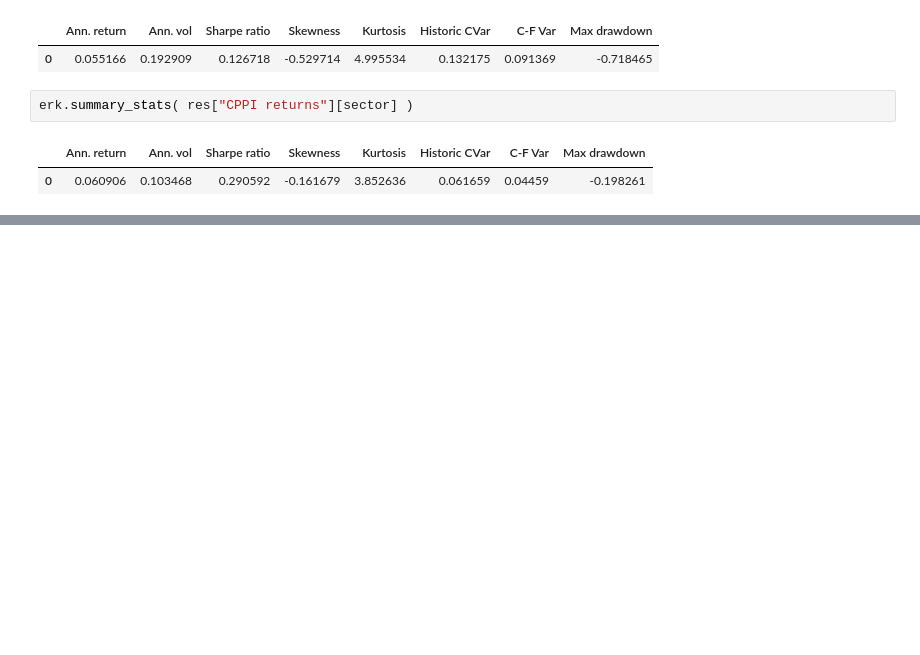
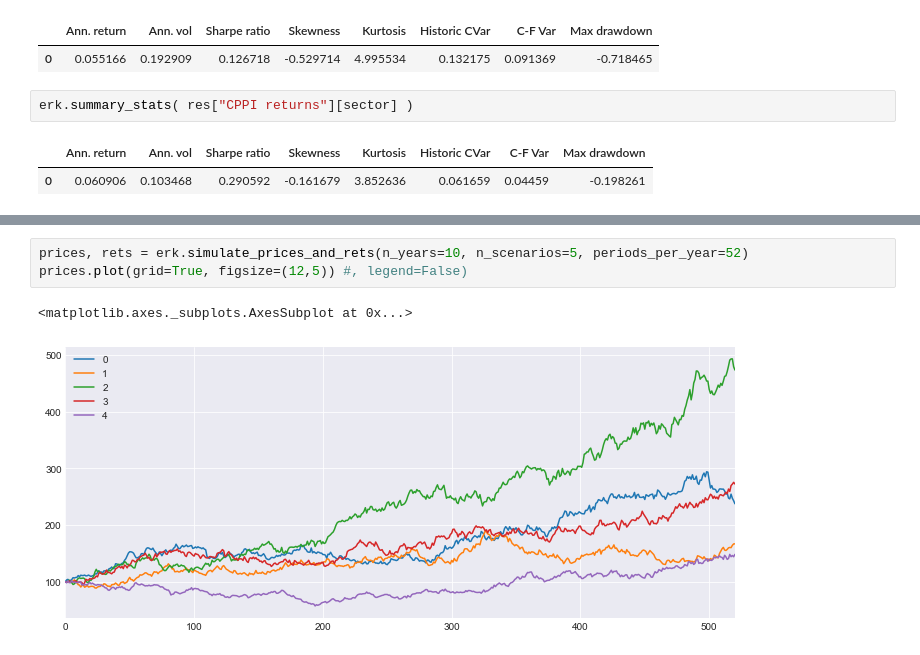
Before and after one commit to z4ir3/finance-courses, a Jupyter notebook: week-3.ipynb, the cells around one changed output, grey strips where cells are left out. Cells and saved outputs as stored; diff of their text form; blank space fills up the shorter version.

```diff
--- a/week-3.ipynb
+++ b/week-3.ipynb
@@ -657,0 +490,6 @@ which are required for the proper backtesting of insurance strategies.
+# %%
+prices, rets = erk.simulate_prices_and_rets(n_years=10, n_scenarios=5, periods_per_year=52)
+prices.plot(grid=True, figsize=(12,5)) #, legend=False)
+# %% [output]
+<matplotlib.axes._subplots.AxesSubplot at 0x...>
+[figure, added]
```
Also changed, not shown: parts of 35 cells of this notebook.
